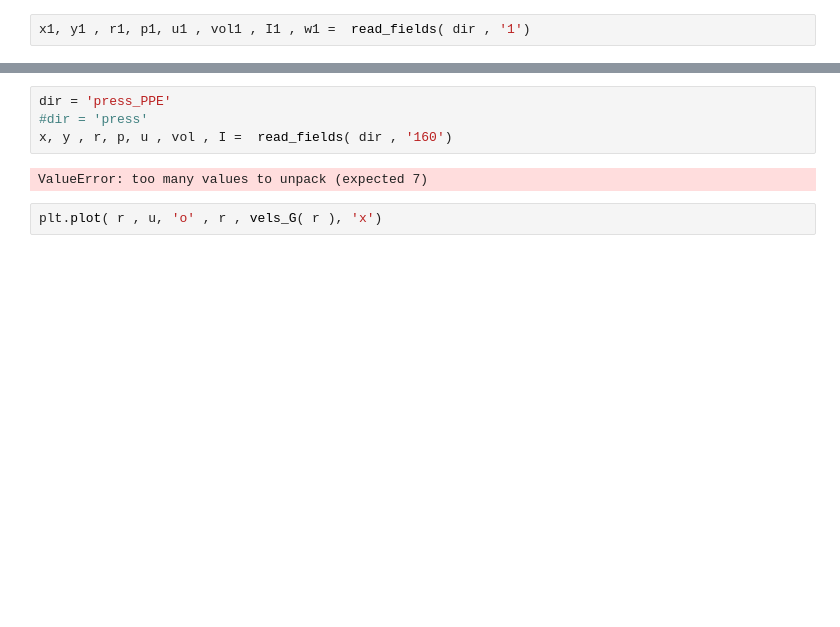
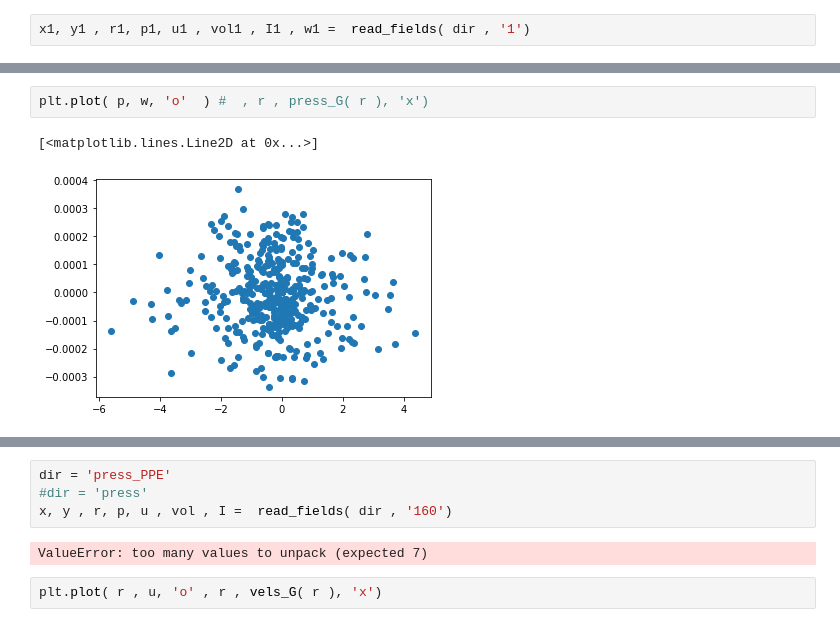
Before and after one commit to ddcampayo/WaaG, a Jupyter notebook: Plot_fields.ipynb, the cells around one changed output, grey strips where cells are left out. Drawn from its saved outputs; the diff is of its cells as text; blank space fills up the shorter version.

```diff
--- a/Plot_fields.ipynb
+++ b/Plot_fields.ipynb
@@ -66,3 +66,8 @@ plt.plot( r, p , 'o'  ) #  , r , press_G( r ), 'x')
+# %%
+plt.plot( p, w, 'o'  ) #  , r , press_G( r ), 'x')
+# %% [output]
+[<matplotlib.lines.Line2D at 0x...>]
+[figure, added]
 # %%
 plt.plot( r1 , p1 , 'o'  )
 # %% [output]
```
Also changed, not shown: parts of 4 cells of this notebook, 4 other files.
